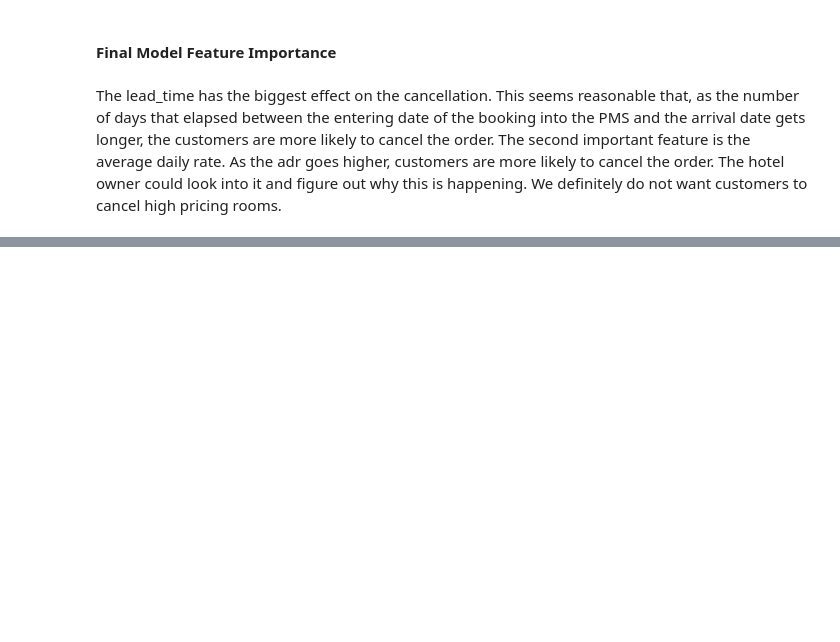
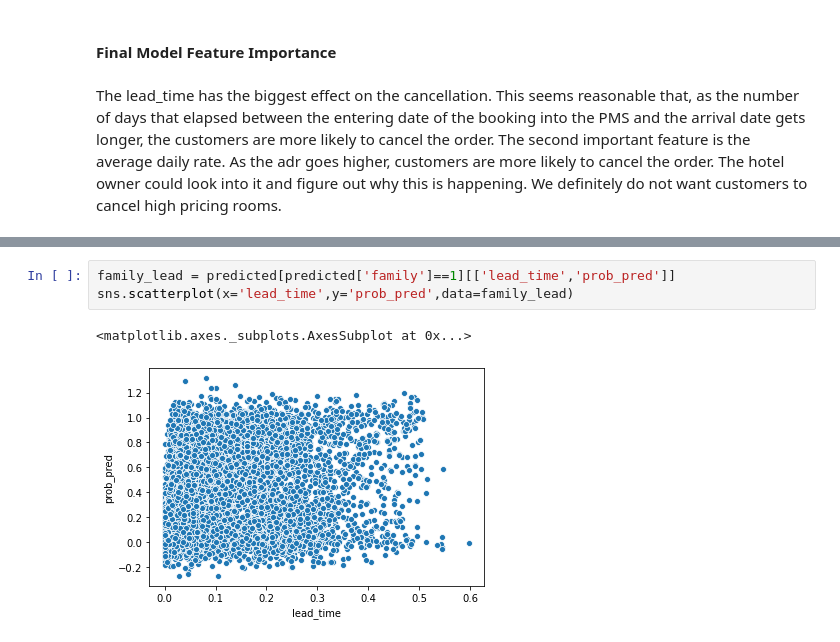
Before and after one commit to jkujuum/Hotel_Cancellation, a Jupyter notebook: Modeling/Model Selection.ipynb, the cells around one changed output, grey strips where cells are left out. Cells and saved outputs as stored; diff of their text form; blank space fills up the shorter version.

```diff
--- a/Modeling/Model Selection.ipynb
+++ b/Modeling/Model Selection.ipynb
@@ -290,0 +304,6 @@ plt.savefig('D:/Jupyter_Notebook/Hotel_Cancellation/figs/feature_importance.png'
+# %%
+family_lead = predicted[predicted['family']==1][['lead_time','prob_pred']]
+sns.scatterplot(x='lead_time',y='prob_pred',data=family_lead)
+# %% [output]
+<matplotlib.axes._subplots.AxesSubplot at 0x...>
+[figure, added]
```
Also changed, not shown: parts of 11 cells of this notebook.
